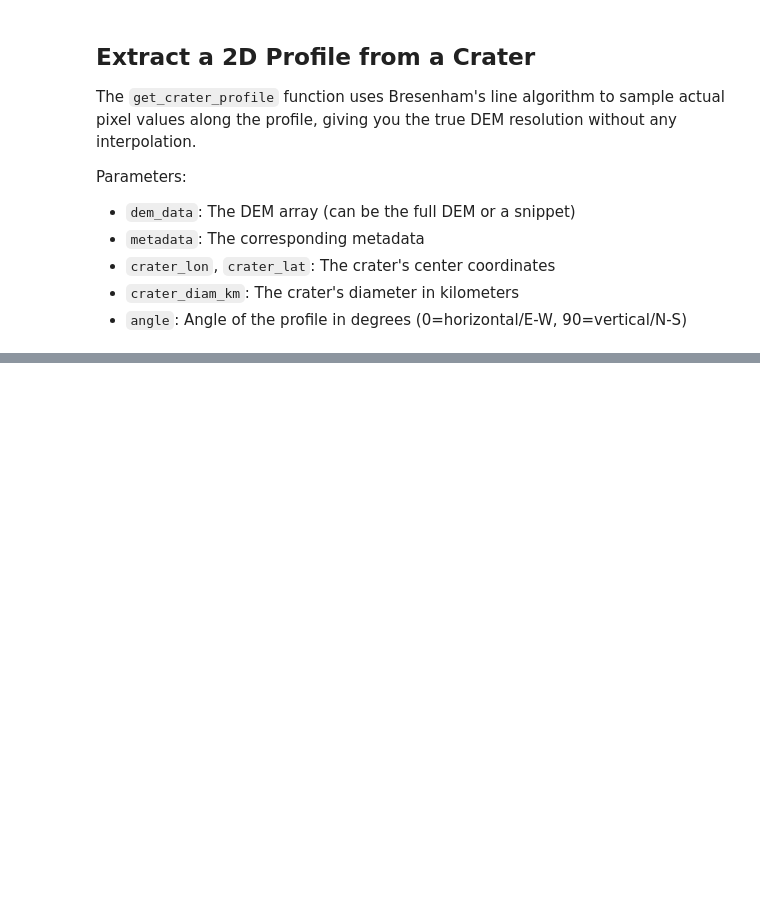
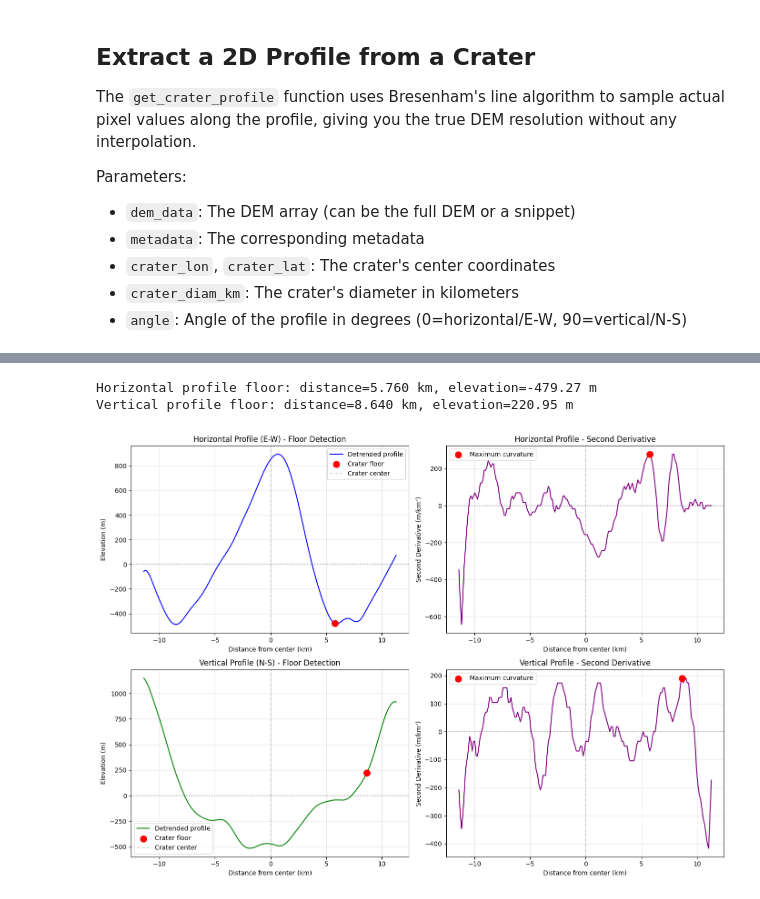
Before and after one commit to Andrew-Pick/lunar_dem_analysis, a Jupyter notebook: notebooks/exploratory_analysis.ipynb, the cells around one changed output, grey strips where cells are left out. Saved outputs shown, nothing was run; the diff lists cells and outputs as text; code cells hidden in the pictures; blank space fills up the shorter version.

```diff
--- a/notebooks/exploratory_analysis.ipynb
+++ b/notebooks/exploratory_analysis.ipynb
@@ -197,0 +226,66 @@ Vertical profile: 238 pixels, slope=657.45 m/km
+# %%
+# Import the crater floor finding function
+from crater_analysis.analysis import find_crater_floor
+
+# Find the deepest point in the horizontal profile
+floor_idx_h, floor_dist_h, floor_elev_h, second_deriv_h = find_crater_floor(distance_h, elevation_h_detrended)
+
+# Find the deepest point in the vertical profile
+floor_idx_v, floor_dist_v, floor_elev_v, second_deriv_v = find_crater_floor(distance_v, elevation_v_detrended)
+
+print(f"Horizontal profile floor: distance={floor_dist_h:.3f} km, elevation={floor_elev_h:.2f} m")
+print(f"Vertical profile floor: distance={floor_dist_v:.3f} km, elevation={floor_elev_v:.2f} m")
+
+# Plot the profiles with the identified floor locations and second derivatives
+fig, axes = plt.subplots(2, 2, figsize=(14, 10))
+
+# Horizontal profile with floor marked
+axes[0, 0].plot(distance_h, elevation_h_detrended, '-', linewidth=1.5, color='blue', label='Detrended profile')
+axes[0, 0].scatter(floor_dist_h, floor_elev_h, color='red', s=100, zorder=5, label='Crater floor')
+axes[0, 0].axvline(x=0, color='gray', linestyle='--', alpha=0.3, label='Crater center')
+axes[0, 0].axhline(y=0, color='black', linestyle=':', alpha=0.3)
+axes[0, 0].set_xlabel('Distance from center (km)')
+axes[0, 0].set_ylabel('Elevation (m)')
+axes[0, 0].set_title('Horizontal Profile (E-W) - Floor Detection')
+axes[0, 0].legend()
+axes[0, 0].grid(True, alpha=0.3)
+
+# Horizontal second derivative
+axes[0, 1].plot(distance_h, second_deriv_h, '-', linewidth=1.5, color='purple')
+axes[0, 1].scatter(floor_dist_h, second_deriv_h[floor_idx_h], color='red', s=100, zorder=5, label='Maximum curvature')
+axes[0, 1].axvline(x=0, color='gray', linestyle='--', alpha=0.3)
+axes[0, 1].axhline(y=0, color='black', linestyle=':', alpha=0.3)
+axes[0, 1].set_xlabel('Distance from center (km)')
+axes[0, 1].set_ylabel('Second Derivative (m/km²)')
+axes[0, 1].set_title('Horizontal Profile - Second Derivative')
+axes[0, 1].legend()
+axes[0, 1].grid(True, alpha=0.3)
+
+# Vertical profile with floor marked
+axes[1, 0].plot(distance_v, elevation_v_detrended, '-', linewidth=1.5, color='green', label='Detrended profile')
+axes[1, 0].scatter(floor_dist_v, floor_elev_v, color='red', s=100, zorder=5, label='Crater floor')
+axes[1, 0].axvline(x=0, color='gray', linestyle='--', alpha=0.3, label='Crater center')
+axes[1, 0].axhline(y=0, color='black', linestyle=':', alpha=0.3)
+axes[1, 0].set_xlabel('Distance from center (km)')
+axes[1, 0].set_ylabel('Elevation (m)')
+axes[1, 0].set_title('Vertical Profile (N-S) - Floor Detection')
+axes[1, 0].legend()
+axes[1, 0].grid(True, alpha=0.3)
+
+# Vertical second derivative
+axes[1, 1].plot(distance_v, second_deriv_v, '-', linewidth=1.5, color='purple')
+axes[1, 1].scatter(floor_dist_v, second_deriv_v[floor_idx_v], color='red', s=100, zorder=5, label='Maximum curvature')
+axes[1, 1].axvline(x=0, color='gray', linestyle='--', alpha=0.3)
+axes[1, 1].axhline(y=0, color='black', linestyle=':', alpha=0.3)
+axes[1, 1].set_xlabel('Distance from center (km)')
+axes[1, 1].set_ylabel('Second Derivative (m/km²)')
+axes[1, 1].set_title('Vertical Profile - Second Derivative')
+axes[1, 1].legend()
+axes[1, 1].grid(True, alpha=0.3)
+
+plt.tight_layout()
+plt.show()
+# %% [output]
+Horizontal profile floor: distance=5.760 km, elevation=-479.27 m
+Vertical profile floor: distance=8.640 km, elevation=220.95 m
+[figure, added]
```
Also changed, not shown: parts of 4 cells of this notebook, 1 other file.
